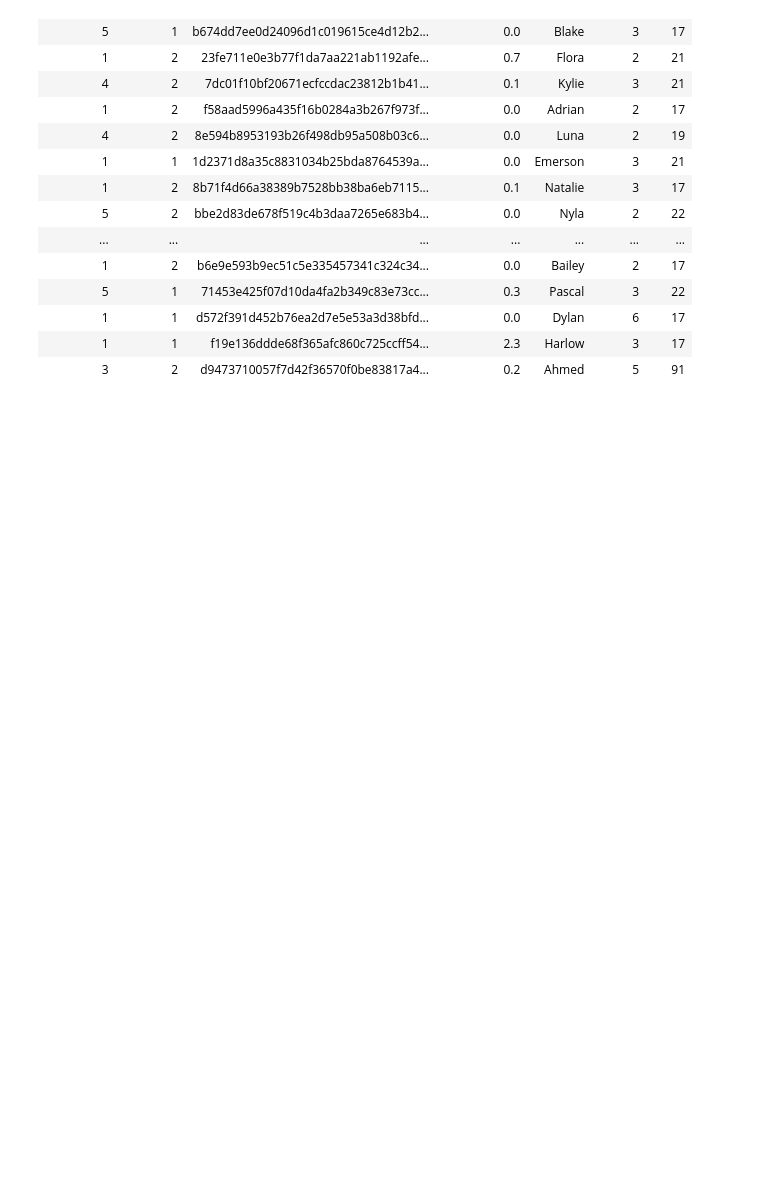
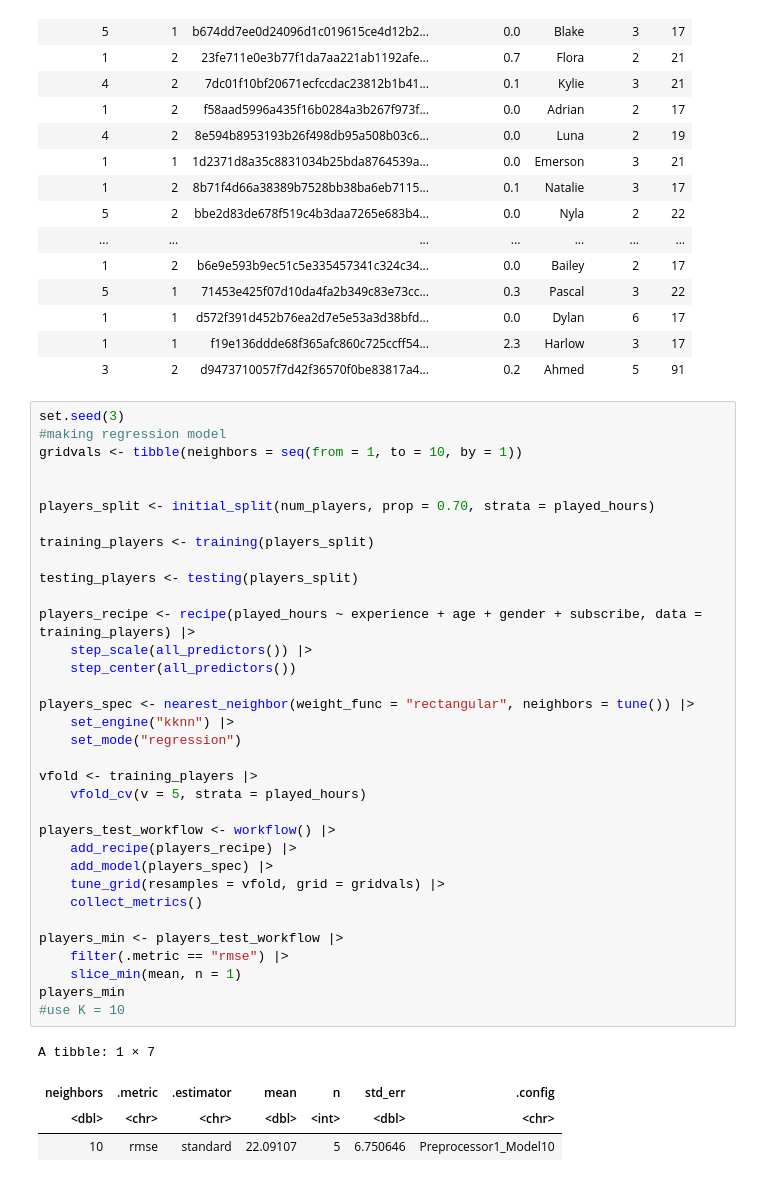
Before and after one commit to leticiascudeller/DSCI-100-proj, a Jupyter notebook: Untitled.ipynb, the cells around one changed output. Cells and saved outputs as stored; diff of their text form; blank space fills up the shorter version.

Commit message:
Found K for non-linear regression

```diff
--- a/Untitled.ipynb
+++ b/Untitled.ipynb
@@ -109,3 +91,42 @@ A tibble: 196 × 7
 | 1 | 1 | d572f391d452b76ea2d7e5e53a3d38bfd... | 0.0 | Dylan | 6 | 17 |
 | 1 | 1 | f19e136ddde68f365afc860c725ccff54... | 2.3 | Harlow | 3 | 17 |
 | 3 | 2 | d9473710057f7d42f36570f0be83817a4... | 0.2 | Ahmed | 5 | 91 |
+# %%
+set.seed(3)
+#making regression model
+gridvals <- tibble(neighbors = seq(from = 1, to = 10, by = 1))
+
+
+players_split <- initial_split(num_players, prop = 0.70, strata = played_hours)
+
+training_players <- training(players_split)
+
+testing_players <- testing(players_split)
+
+players_recipe <- recipe(played_hours ~ experience + age + gender + subscribe, data = training_players) |>
+    step_scale(all_predictors()) |>
+    step_center(all_predictors())
+
+players_spec <- nearest_neighbor(weight_func = "rectangular", neighbors = tune()) |>
+    set_engine("kknn") |>
+    set_mode("regression")
+
+vfold <- training_players |>
+    vfold_cv(v = 5, strata = played_hours)
+
+players_test_workflow <- workflow() |>
+    add_recipe(players_recipe) |>
+    add_model(players_spec) |>
+    tune_grid(resamples = vfold, grid = gridvals) |>
+    collect_metrics()
+
+players_min <- players_test_workflow |>
+    filter(.metric == "rmse") |>
+    slice_min(mean, n = 1)
+players_min
+#use K = 10
+# %% [output]
+A tibble: 1 × 7
+| neighbors | .metric | .estimator | mean | n | std_err | .config |
+| <dbl> | <chr> | <chr> | <dbl> | <int> | <dbl> | <chr> |
+| 10 | rmse | standard | 22.09107 | 5 | 6.750646 | Preprocessor1_Model10 |
```
Also changed, not shown: parts of 1 cell of this notebook.
